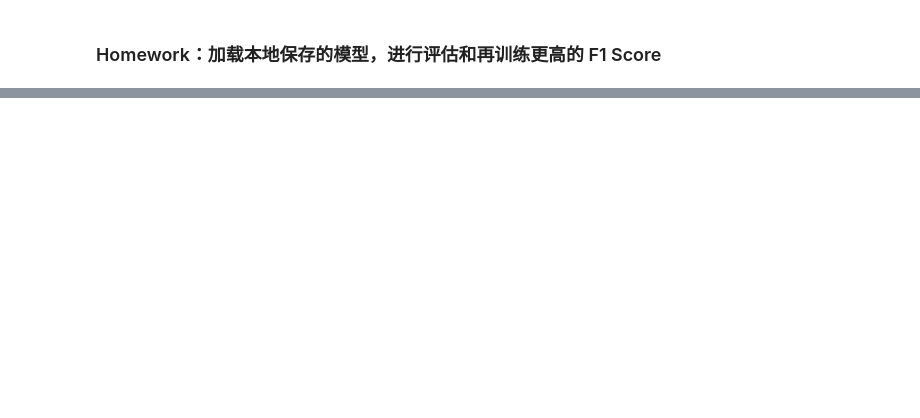
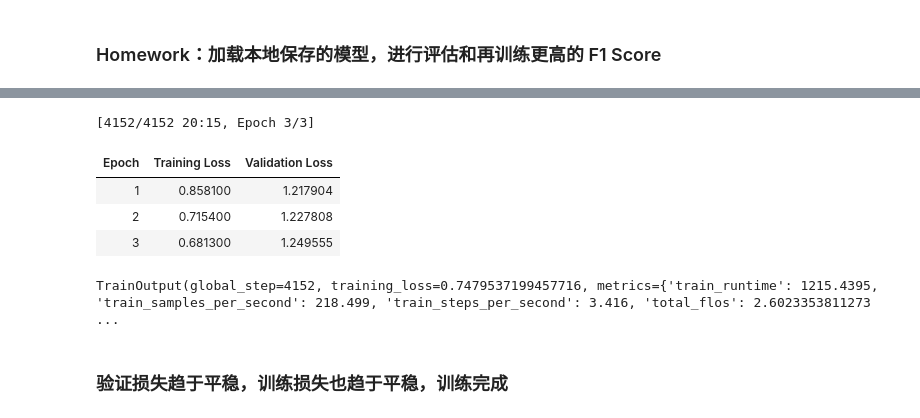
Before and after one commit to ZhigangY/ai-start, a Jupyter notebook: transformers/fine-tune-QA-tf4.52.4.ipynb, the cells around one changed output, grey strips where cells are left out. Drawn from its saved outputs; the diff is of its cells as text; code cells hidden in the pictures; blank space fills up the shorter version.

```diff
--- a/transformers/fine-tune-QA.ipynb
+++ b/transformers/fine-tune-QA-tf4.52.4.ipynb
@@ -873,0 +940,11 @@ Detected kernel version 4.4.0, which is below the recommended minimum of 5.5.0;
+# %%
+trained_trainer.train()
+# %% [output]
+[4152/4152 20:15, Epoch 3/3]
+| Epoch | Training Loss | Validation Loss |
+| 1 | 0.858100 | 1.217904 |
+| 2 | 0.715400 | 1.227808 |
+| 3 | 0.681300 | 1.249555 |
+TrainOutput(global_step=4152, training_loss=0.7479537199457716, metrics={'train_runtime': 1215.4395, 'train_samples_per_second': 218.499, 'train_steps_per_second': 3.416, 'total_flos': 2.6023353811273 ...
+# %% [markdown]
+### 验证损失趋于平稳，训练损失也趋于平稳，训练完成
```
Also changed, not shown: parts of 29 cells of this notebook, 1 other file.
